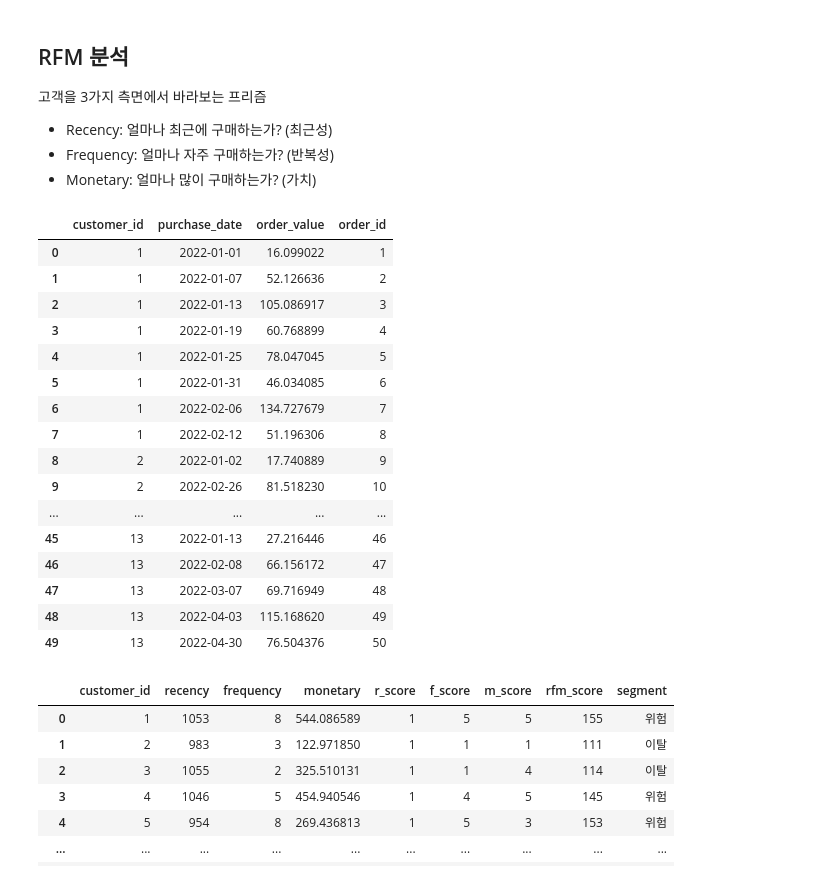
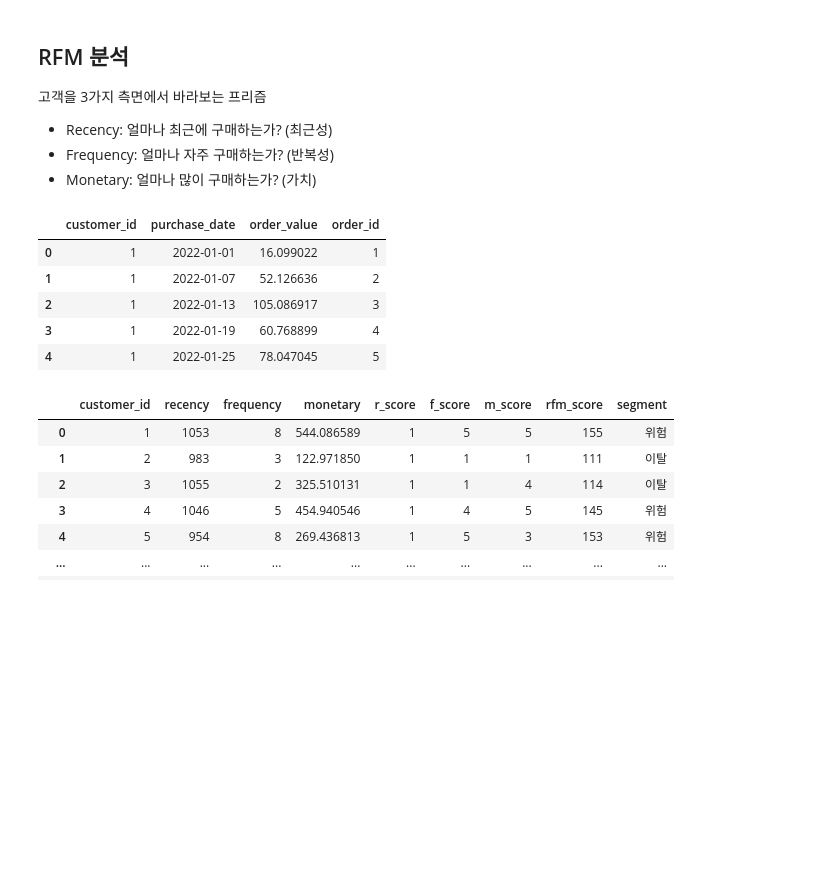
Before and after one commit to tipayo1/TIL, a Jupyter notebook: 데이터분석/04_kpi.ipynb, the cells around one changed output. Drawn from its saved outputs; the diff is of its cells as text; code cells hidden in the pictures; blank space fills up the shorter version.

```diff
--- a/데이터분석/04_kpi.ipynb
+++ b/데이터분석/04_kpi.ipynb
@@ -87,25 +87,14 @@ print(f"기간: {df['purchase_date'].min().date()} ~ {df['purchase_date'].max().
 - Frequency: 얼마나 자주 구매하는가? (반복성)
 - Monetary: 얼마나 많이 구매하는가? (가치)
 # %%
-df.head(50)
+df.head()
 # %% [output]
 |  | customer_id | purchase_date | order_value | order_id |
 | 0 | 1 | 2022-01-01 | 16.099022 | 1 |
 | 1 | 1 | 2022-01-07 | 52.126636 | 2 |
 | 2 | 1 | 2022-01-13 | 105.086917 | 3 |
 | 3 | 1 | 2022-01-19 | 60.768899 | 4 |
 | 4 | 1 | 2022-01-25 | 78.047045 | 5 |
-| 5 | 1 | 2022-01-31 | 46.034085 | 6 |
-| 6 | 1 | 2022-02-06 | 134.727679 | 7 |
-| 7 | 1 | 2022-02-12 | 51.196306 | 8 |
-| 8 | 2 | 2022-01-02 | 17.740889 | 9 |
-| 9 | 2 | 2022-02-26 | 81.518230 | 10 |
-| ... | ... | ... | ... | ... |
-| 45 | 13 | 2022-01-13 | 27.216446 | 46 |
-| 46 | 13 | 2022-02-08 | 66.156172 | 47 |
-| 47 | 13 | 2022-03-07 | 69.716949 | 48 |
-| 48 | 13 | 2022-04-03 | 115.168620 | 49 |
-| 49 | 13 | 2022-04-30 | 76.504376 | 50 |
 # %%
 def calculate_rfm(t_df: pd.DataFrame, analysis_date='2024-12-31'):
     """
```
Also changed, not shown: parts of 14 cells of this notebook, 3 other files.
